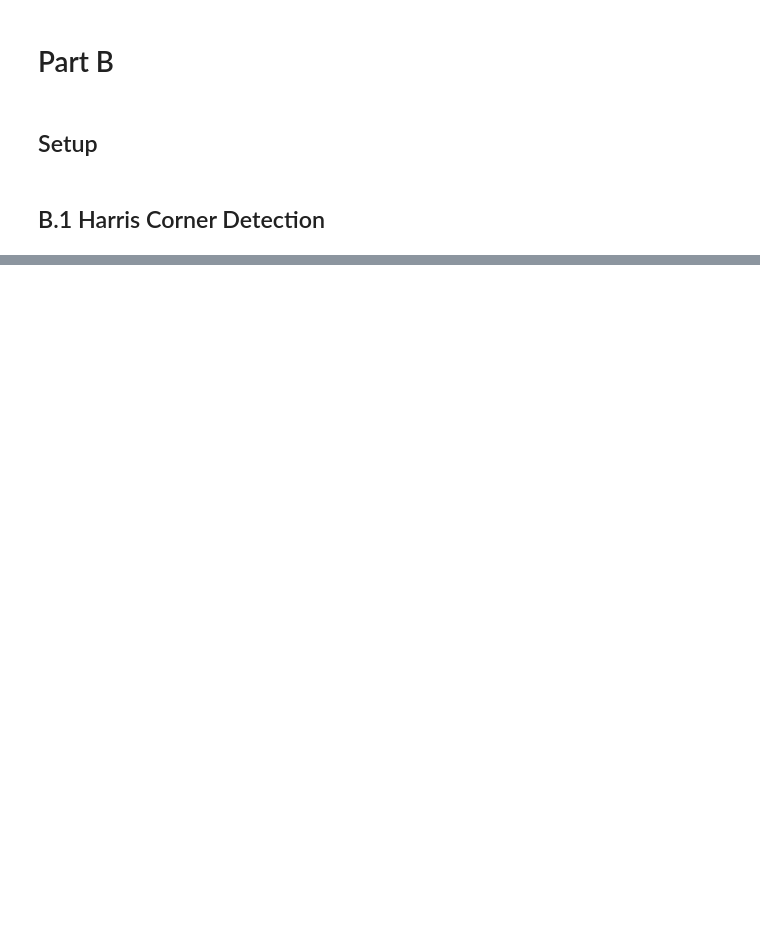
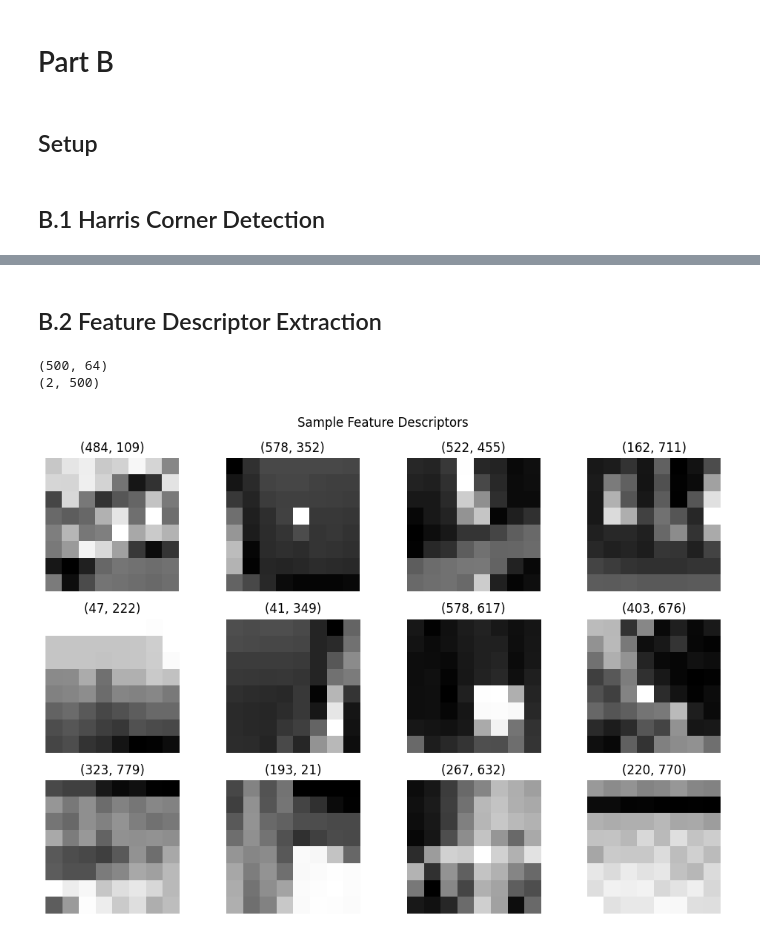
Before and after one commit to MERC13/cs180, a Jupyter notebook: proj4/partb.ipynb, the cells around one changed output, grey strips where cells are left out. Cells and saved outputs as stored; diff of their text form; code cells hidden in the pictures; blank space fills up the shorter version.

```diff
--- a/proj4/partb.ipynb
+++ b/proj4/partb.ipynb
@@ -75,0 +116,66 @@ plt.show()
+# %% [markdown]
+## B.2 Feature Descriptor Extraction
+# %%
+"""
+Feature descriptor algorithm
+Blur
+Sample a 8 × 8 patch of pixels, using a spacing of s = 5 pixels between samples
+Normalize
+"""
+
+def extract_feature_descriptors(im, coords, spacing=5, patch_size=8, sigma=1):
+    blurred = gaussian_filter(im.astype(float), sigma=sigma)
+
+    half = (patch_size - 1) / 2
+    offsets = (np.arange(patch_size) - half) * spacing
+    dy, dx = np.meshgrid(offsets, offsets, indexing="ij")
+
+    y = coords[0][:, None, None] + dy
+    x = coords[1][:, None, None] + dx
+
+    valid = (
+        (y.min(axis=(1, 2)) >= 0) &
+        (y.max(axis=(1, 2)) < im.shape[0]) &
+        (x.min(axis=(1, 2)) >= 0) &
+        (x.max(axis=(1, 2)) < im.shape[1])
+    )
+
+    y = y[valid]
+    x = x[valid]
+    valid_coords = coords[:, valid]
+
+    y_int = np.clip(np.round(y).astype(int), 0, im.shape[0] - 1)
+    x_int = np.clip(np.round(x).astype(int), 0, im.shape[1] - 1)
+    descriptors = blurred[y_int, x_int].reshape(y_int.shape[0], -1) # TODO: review
+
+    descriptors -= descriptors.mean(axis=1, keepdims=True)
+    descriptors /= descriptors.std(axis=1, keepdims=True) + 1e-8
+
+    return descriptors, valid_coords
+
+
+features, feature_coords = extract_feature_descriptors(gray, top_500_coords)
+
+print(features.shape)
+print(feature_coords.shape)
+
+n_show = min(12, len(features))
+fig, axes = plt.subplots(3, 4, figsize=(10, 7))
+
+for ax, descriptor, (y, x) in zip(
+    axes.ravel(), features[:n_show], feature_coords[:, :n_show].T
+):
+    ax.imshow(descriptor.reshape(8, 8), cmap="gray")
+    ax.set_title(f"({x}, {y})")
+    ax.axis("off")
+
+for ax in axes.ravel()[n_show:]:
+    ax.axis("off")
+
+fig.suptitle("Sample Feature Descriptors")
+plt.tight_layout()
+plt.show()
+# %% [output]
+(500, 64)
+(2, 500)
+[figure, added]
```
Also changed, not shown: parts of 3 cells of this notebook.
